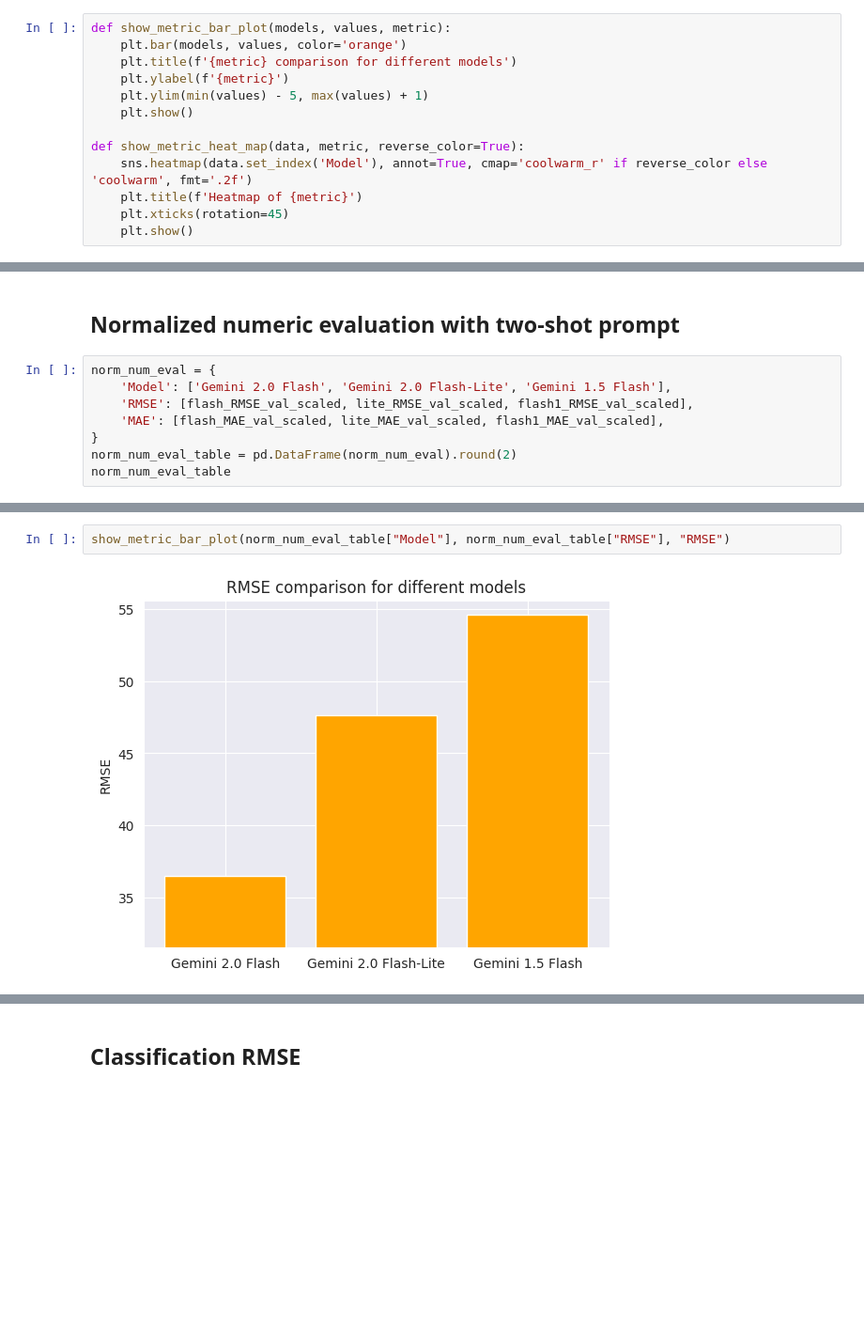
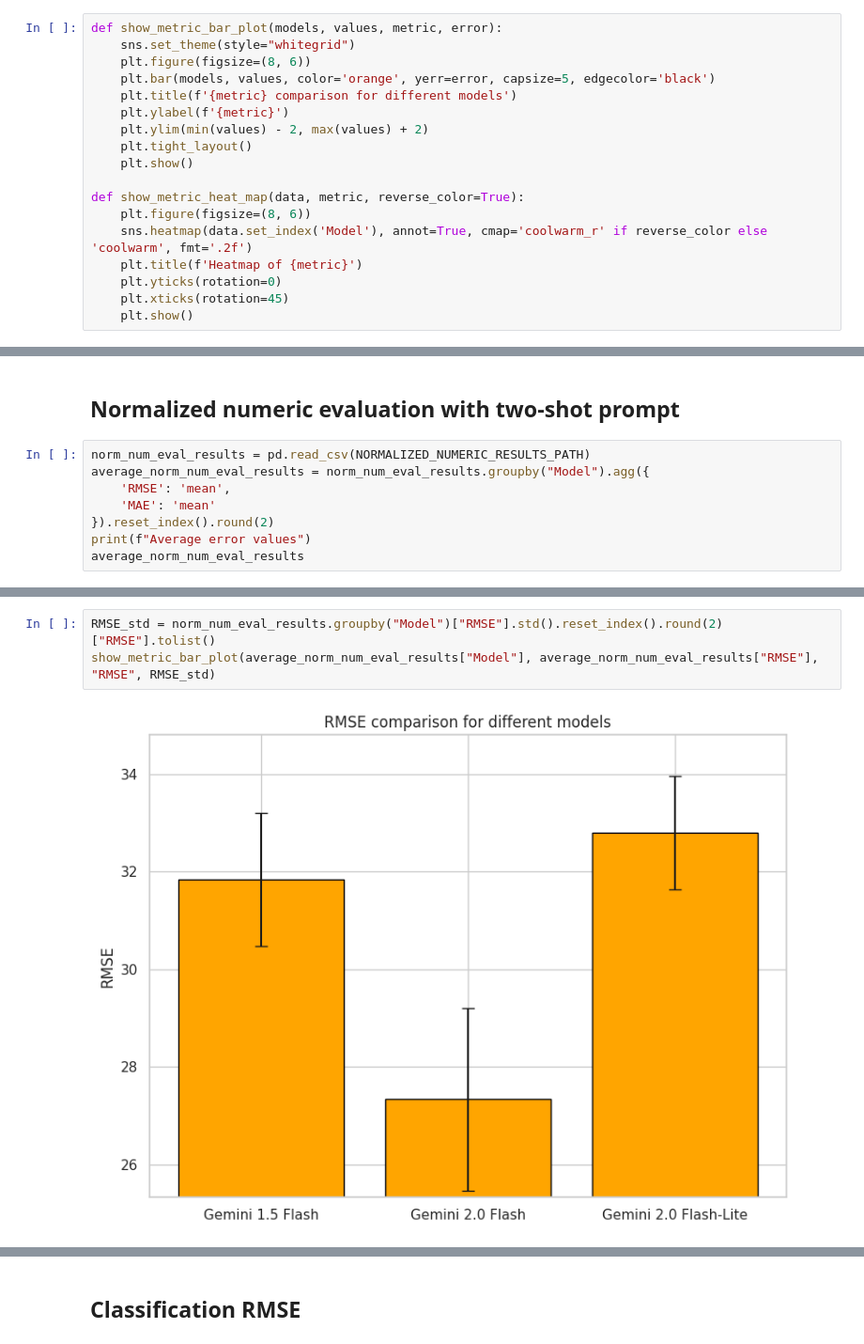
Before and after one commit to daKostych/Bachelor-Project-2025, a Jupyter notebook: llm_blog_generator/experiments/llm_blog_evaluator.ipynb, the cells around one changed output, grey strips where cells are left out. Shown at 94% size. Drawn from its saved outputs; the diff is of its cells as text; blank space fills up the shorter version.

Commit message:
Add: repetitions of experiments + saving result + additional experiments

```diff
--- a/llm_blog_generator/experiments/llm_blog_evaluator.ipynb
+++ b/llm_blog_generator/experiments/llm_blog_evaluator.ipynb
@@ -732,16 +856,21 @@ Mean Absolute Error on validation set after using Meta prompt: 1.5
 # %% [markdown]
 # Results
 # %%
-def show_metric_bar_plot(models, values, metric):
-    plt.bar(models, values, color='orange')
+def show_metric_bar_plot(models, values, metric, error):
+    sns.set_theme(style="whitegrid")
+    plt.figure(figsize=(8, 6))
+    plt.bar(models, values, color='orange', yerr=error, capsize=5, edgecolor='black')
     plt.title(f'{metric} comparison for different models')
     plt.ylabel(f'{metric}')
-    plt.ylim(min(values) - 5, max(values) + 1)
+    plt.ylim(min(values) - 2, max(values) + 2)
+    plt.tight_layout()
     plt.show()
 
 def show_metric_heat_map(data, metric, reverse_color=True):
+    plt.figure(figsize=(8, 6))
     sns.heatmap(data.set_index('Model'), annot=True, cmap='coolwarm_r' if reverse_color else 'coolwarm', fmt='.2f')
     plt.title(f'Heatmap of {metric}')
+    plt.yticks(rotation=0)
     plt.xticks(rotation=45)
     plt.show()
 # %% [markdown]
@@ -770,11 +902,11 @@ show_metric_bar_plot(num_eval_table["Model"], num_eval_table["MAE"], "MAE")
 # %% [markdown]
 ## Normalized numeric evaluation with two-shot prompt
 # %%
-norm_num_eval = {
-    'Model': ['Gemini 2.0 Flash', 'Gemini 2.0 Flash-Lite', 'Gemini 1.5 Flash'],
-    'RMSE': [flash_RMSE_val_scaled, lite_RMSE_val_scaled, flash1_RMSE_val_scaled],
-    'MAE': [flash_MAE_val_scaled, lite_MAE_val_scaled, flash1_MAE_val_scaled],
-}
-norm_num_eval_table = pd.DataFrame(norm_num_eval).round(2)
-norm_num_eval_table
+norm_num_eval_results = pd.read_csv(NORMALIZED_NUMERIC_RESULTS_PATH)
+average_norm_num_eval_results = norm_num_eval_results.groupby("Model").agg({
+    'RMSE': 'mean',
+    'MAE': 'mean'
+}).reset_index().round(2)
+print(f"Average error values")
+average_norm_num_eval_results
 # %% [output]
@@ -785,5 +918,6 @@ norm_num_eval_table
 # %%
-show_metric_bar_plot(norm_num_eval_table["Model"], norm_num_eval_table["RMSE"], "RMSE")
+RMSE_std = norm_num_eval_results.groupby("Model")["RMSE"].std().reset_index().round(2)["RMSE"].tolist()
+show_metric_bar_plot(average_norm_num_eval_results["Model"], average_norm_num_eval_results["RMSE"], "RMSE", RMSE_std)
 # %% [output]
-[figure, old version]
+[figure, new version]
 # %%
```
Also changed, not shown: parts of 84 cells of this notebook.
